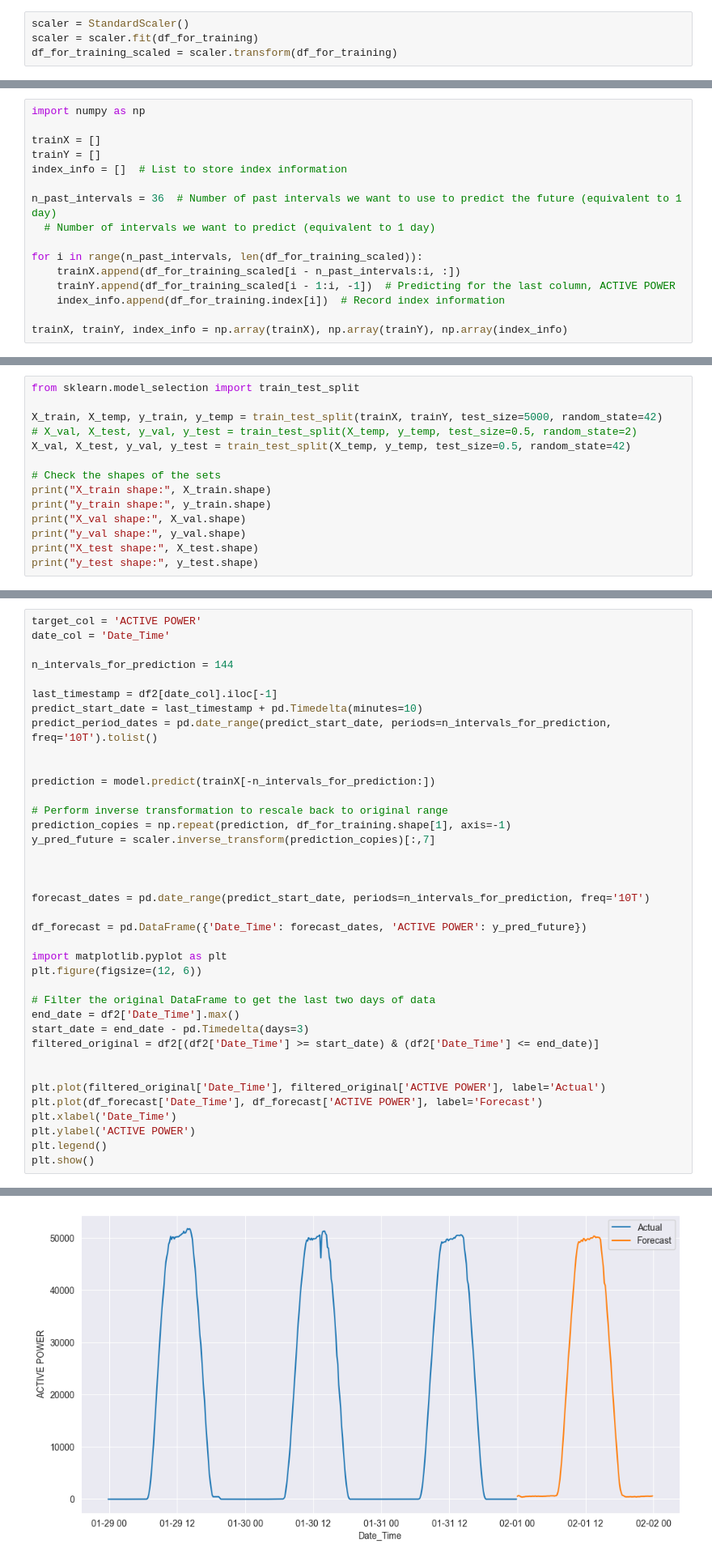
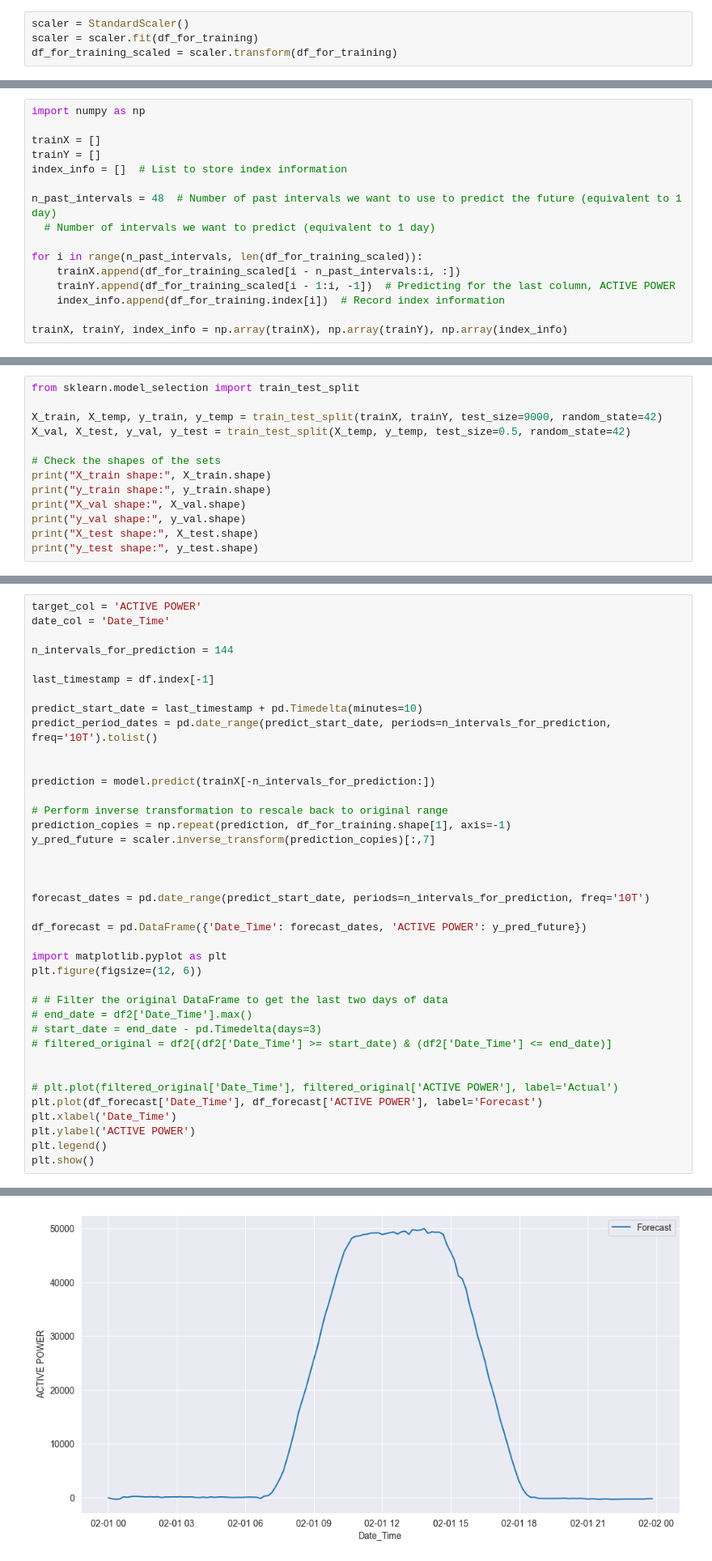
Before and after one commit to sasankajmath/Forecasting-Model-of-the-Generation-Active-Power-of-a-solar-plant., a Jupyter notebook: solar_generation.ipynb, the cells around one changed output, grey strips where cells are left out. Shown at 81% size. Drawn from its saved outputs; the diff is of its cells as text.

```diff
--- a/solar_generation.ipynb
+++ b/solar_generation.ipynb
@@ -876,7 +866,7 @@ trainX = []
 trainY = []
 index_info = []  # List to store index information
 
-n_past_intervals = 36  # Number of past intervals we want to use to predict the future (equivalent to 1 day)
+n_past_intervals = 48  # Number of past intervals we want to use to predict the future (equivalent to 1 day)
   # Number of intervals we want to predict (equivalent to 1 day)
 
 for i in range(n_past_intervals, len(df_for_training_scaled)):
@@ -896,8 +886,7 @@ index (56528,)
 # %%
 from sklearn.model_selection import train_test_split
 
-X_train, X_temp, y_train, y_temp = train_test_split(trainX, trainY, test_size=5000, random_state=42)
-# X_val, X_test, y_val, y_test = train_test_split(X_temp, y_temp, test_size=0.5, random_state=2)
+X_train, X_temp, y_train, y_temp = train_test_split(trainX, trainY, test_size=9000, random_state=42)
 X_val, X_test, y_val, y_test = train_test_split(X_temp, y_temp, test_size=0.5, random_state=42)
 
 # Check the shapes of the sets
@@ -995,7 +984,8 @@ date_col = 'Date_Time'
 
 n_intervals_for_prediction = 144
 
-last_timestamp = df2[date_col].iloc[-1]
+last_timestamp = df.index[-1]
+
 predict_start_date = last_timestamp + pd.Timedelta(minutes=10)
 predict_period_dates = pd.date_range(predict_start_date, periods=n_intervals_for_prediction, freq='10T').tolist()
 
@@ -1015,13 +1005,13 @@ df_forecast = pd.DataFrame({'Date_Time': forecast_dates, 'ACTIVE POWER': y_pred_
 import matplotlib.pyplot as plt
 plt.figure(figsize=(12, 6))
 
-# Filter the original DataFrame to get the last two days of data
-end_date = df2['Date_Time'].max()
-start_date = end_date - pd.Timedelta(days=3)
-filtered_original = df2[(df2['Date_Time'] >= start_date) & (df2['Date_Time'] <= end_date)]
+# # Filter the original DataFrame to get the last two days of data
+# end_date = df2['Date_Time'].max()
+# start_date = end_date - pd.Timedelta(days=3)
+# filtered_original = df2[(df2['Date_Time'] >= start_date) & (df2['Date_Time'] <= end_date)]
 
 
-plt.plot(filtered_original['Date_Time'], filtered_original['ACTIVE POWER'], label='Actual')
+# plt.plot(filtered_original['Date_Time'], filtered_original['ACTIVE POWER'], label='Actual')
 plt.plot(df_forecast['Date_Time'], df_forecast['ACTIVE POWER'], label='Forecast')
 plt.xlabel('Date_Time')
 plt.ylabel('ACTIVE POWER')
@@ -1032,4 +1022,4 @@ plt.show()
-[figure, old version]
+[figure, new version]
 # %%
 # # Set Date_Time column as index
 # df_forecast.set_index('Date_Time', inplace=True)
```
Also changed, not shown: parts of 26 cells of this notebook.
